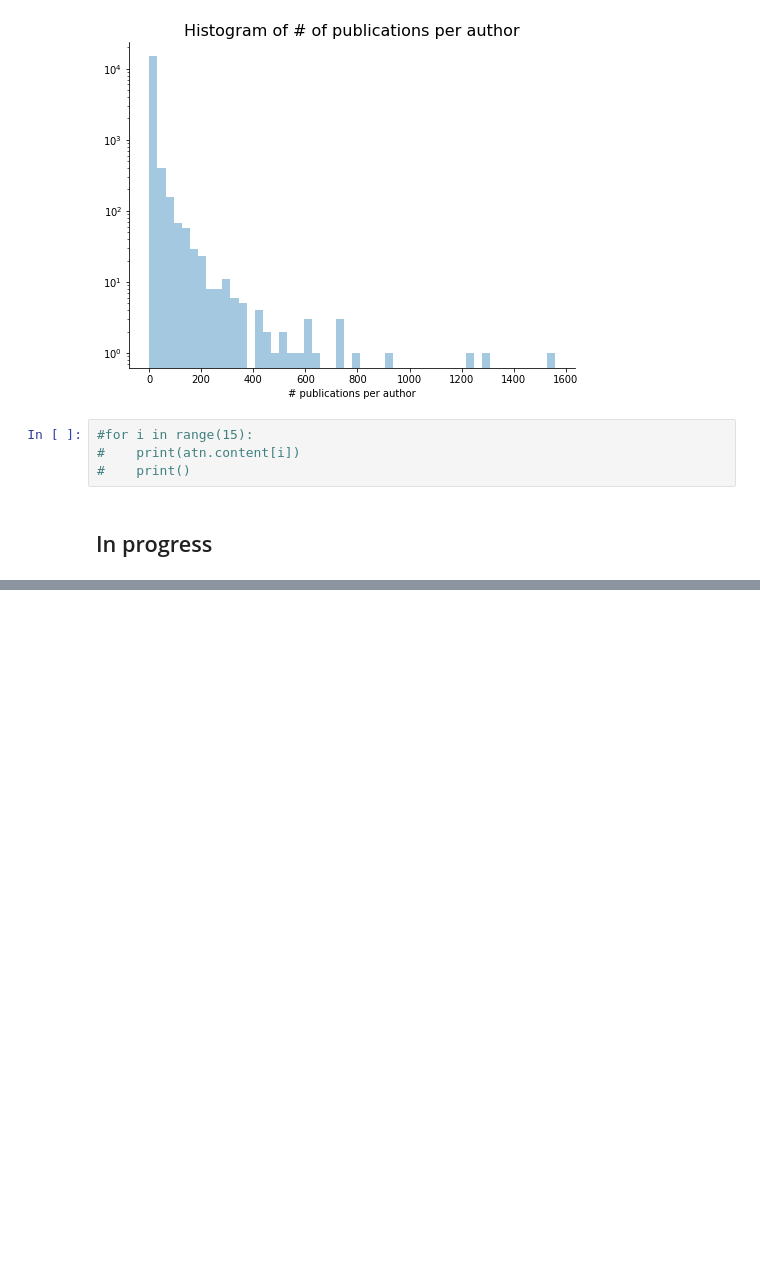
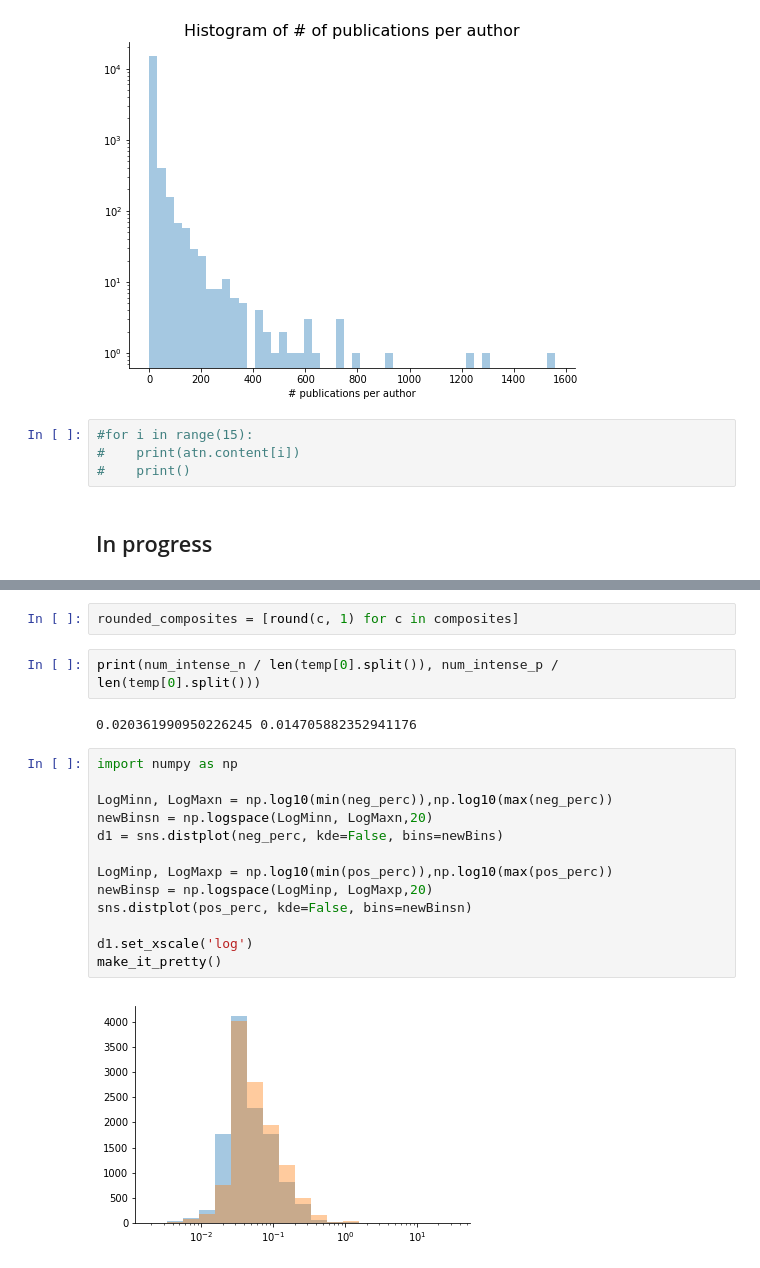
Before and after one commit to asgundogdu/literarystyle, a Jupyter notebook: data_exploration.ipynb, the cells around one changed output, grey strips where cells are left out. Cells and saved outputs as stored; diff of their text form; blank space fills up the shorter version.

```diff
--- a/data_exploration.ipynb
+++ b/data_exploration.ipynb
@@ -135,0 +173,21 @@ for idx, row in atn.iterrows():
+# %%
+rounded_composites = [round(c, 1) for c in composites]
+# %%
+print(num_intense_n / len(temp[0].split()), num_intense_p / len(temp[0].split()))
+# %% [output]
+0.020361990950226245 0.014705882352941176
+# %%
+import numpy as np
+
+LogMinn, LogMaxn = np.log10(min(neg_perc)),np.log10(max(neg_perc))
+newBinsn = np.logspace(LogMinn, LogMaxn,20)
+d1 = sns.distplot(neg_perc, kde=False, bins=newBins)
+
+LogMinp, LogMaxp = np.log10(min(pos_perc)),np.log10(max(pos_perc))
+newBinsp = np.logspace(LogMinp, LogMaxp,20)
+sns.distplot(pos_perc, kde=False, bins=newBinsn)
+
+d1.set_xscale('log')
+make_it_pretty()
+# %% [output]
+[figure, added]
```
Also changed, not shown: parts of 20 cells of this notebook.
